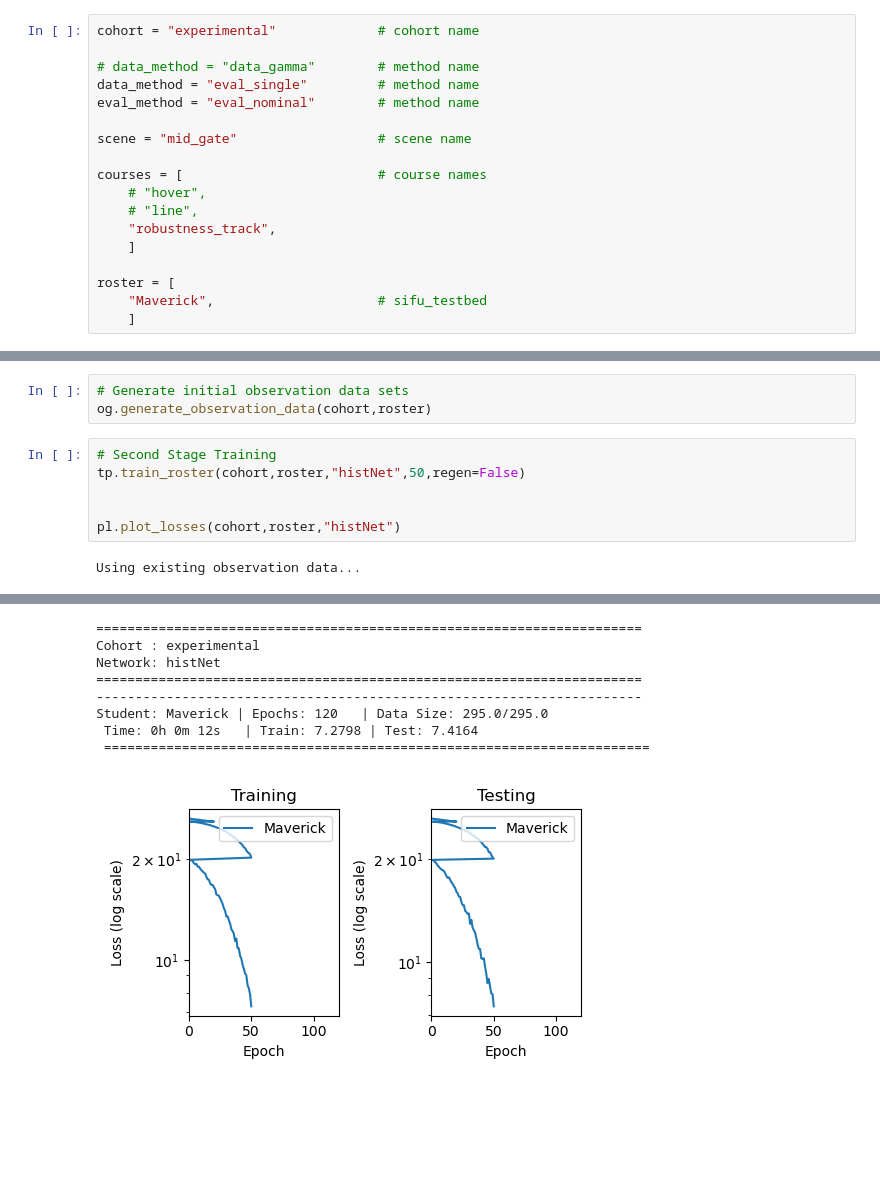
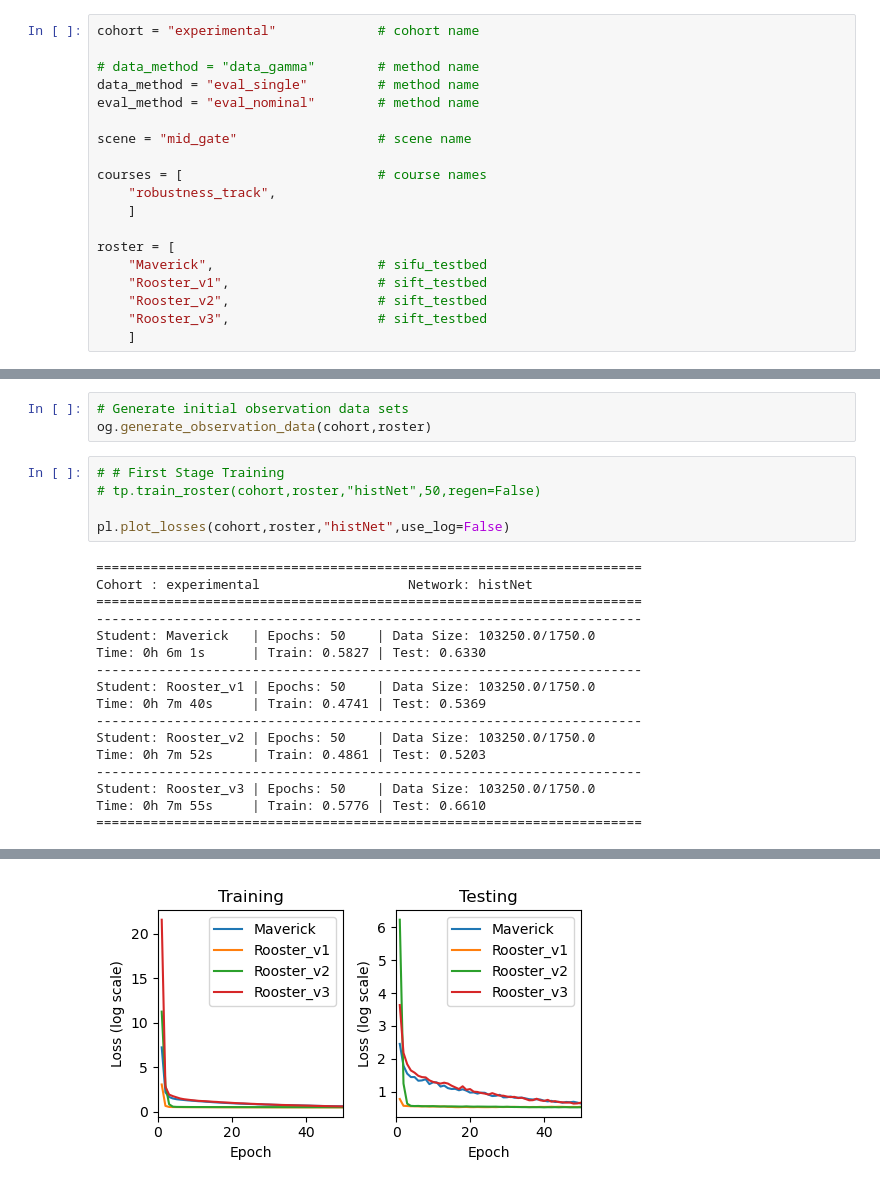
Before and after one commit to denisfliu/SousVide, a Jupyter notebook: notebooks/vit_experimental.ipynb, the cells around one changed output, grey strips where cells are left out. Saved outputs shown, nothing was run; the diff lists cells and outputs as text; blank space fills up the shorter version.

```diff
--- a/notebooks/vit_experimental.ipynb
+++ b/notebooks/vit_experimental.ipynb
@@ -25,13 +25,14 @@ eval_method = "eval_nominal"        # method name
 scene = "mid_gate"                  # scene name
 
 courses = [                         # course names
-    # "hover",
-    # "line",
     "robustness_track",
     ]
 
 roster = [
     "Maverick",                     # sifu_testbed
+    "Rooster_v1",                   # sift_testbed
+    "Rooster_v2",                   # sift_testbed
+    "Rooster_v3",                   # sift_testbed
     ]
 # %%
 # Generate Rollouts
@@ -43,10 +44,24 @@ ps.plot_rollout_data(cohort)
 # Generate initial observation data sets
 og.generate_observation_data(cohort,roster)
 # %%
-# Second Stage Training
-tp.train_roster(cohort,roster,"histNet",50,regen=False)
+# # First Stage Training
+# tp.train_roster(cohort,roster,"histNet",50,regen=False)
 
-
-pl.plot_losses(cohort,roster,"histNet")
+pl.plot_losses(cohort,roster,"histNet",use_log=False)
 # %% [output]
-Using existing observation data...
+======================================================================
+Cohort : experimental                   Network: histNet
+======================================================================
+----------------------------------------------------------------------
+Student: Maverick   | Epochs: 50    | Data Size: 103250.0/1750.0
+Time: 0h 6m 1s      | Train: 0.5827 | Test: 0.6330
+----------------------------------------------------------------------
+Student: Rooster_v1 | Epochs: 50    | Data Size: 103250.0/1750.0
+Time: 0h 7m 40s     | Train: 0.4741 | Test: 0.5369
+----------------------------------------------------------------------
+Student: Rooster_v2 | Epochs: 50    | Data Size: 103250.0/1750.0
+Time: 0h 7m 52s     | Train: 0.4861 | Test: 0.5203
+----------------------------------------------------------------------
+Student: Rooster_v3 | Epochs: 50    | Data Size: 103250.0/1750.0
+Time: 0h 7m 55s     | Train: 0.5776 | Test: 0.6610
+======================================================================
@@ -55,9 +68 @@ Using existing observation data...
-======================================================================
-Cohort : experimental
-Network: histNet
-======================================================================
-----------------------------------------------------------------------
-Student: Maverick | Epochs: 120   | Data Size: 295.0/295.0
- Time: 0h 0m 12s   | Train: 7.2798 | Test: 7.4164
- ======================================================================
-[figure, old version]
+[figure, new version]
```
Also changed, not shown: parts of 3 cells of this notebook, 3 other files.
